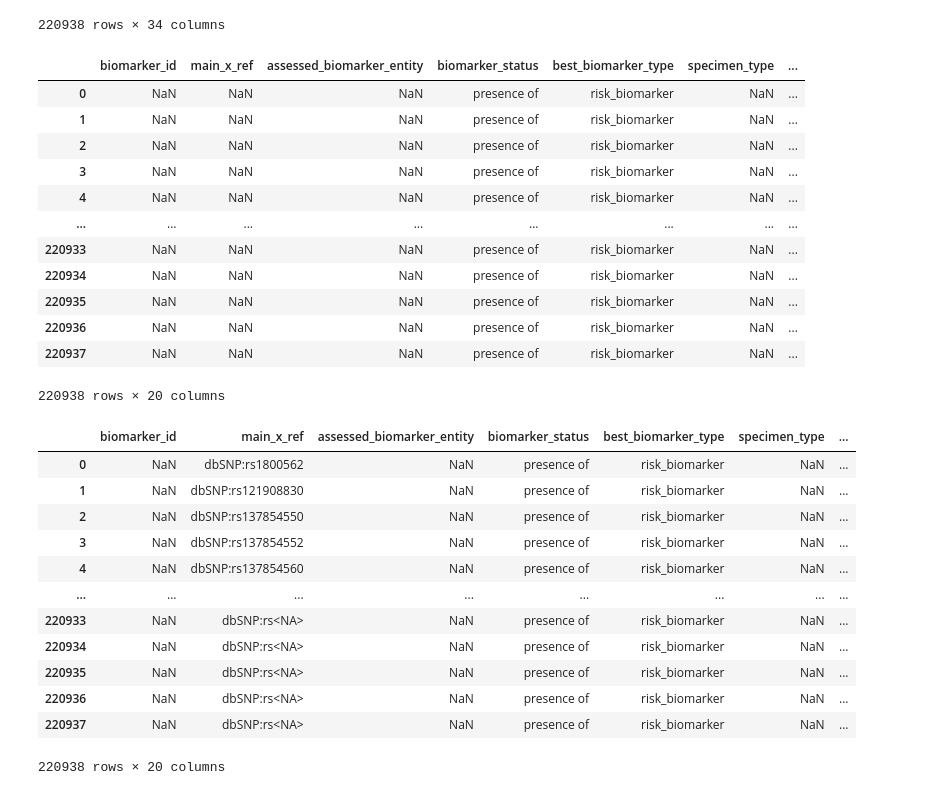
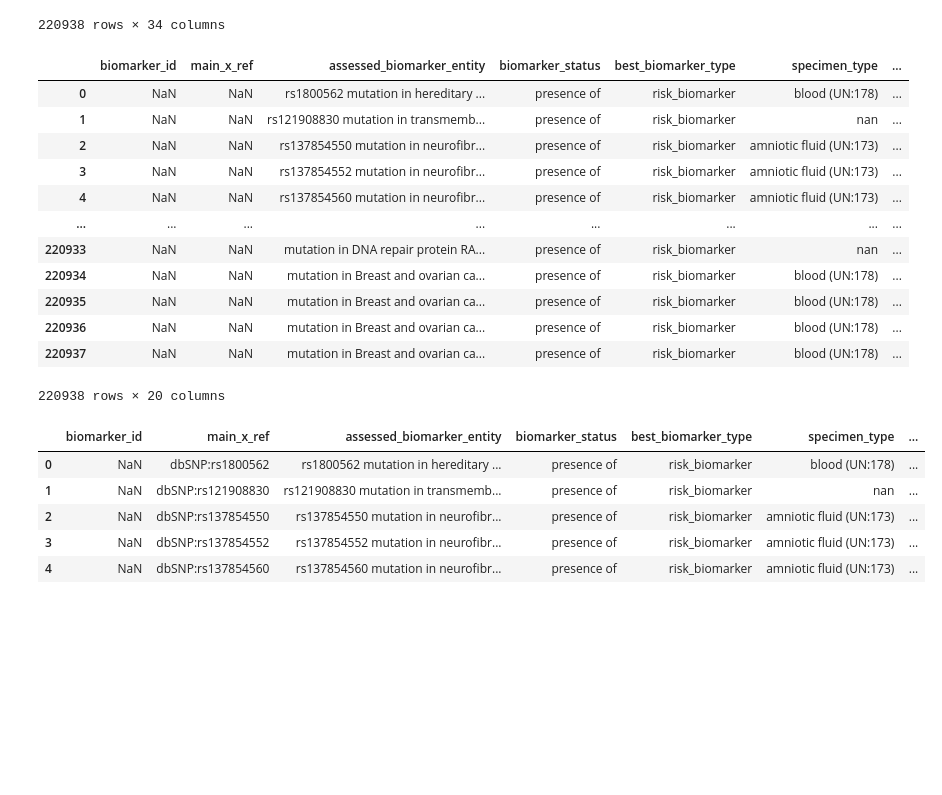
Before and after one commit to clinical-biomarkers/biomarker-partnership, a Jupyter notebook: src/clinvar.ipynb, the cells around one changed output. Drawn from its saved outputs; the diff is of its cells as text; code cells hidden in the pictures; blank space fills up the shorter version.

Commit message:
updated based on updated helper class

```diff
--- a/src/clinvar.ipynb
+++ b/src/clinvar.ipynb
@@ -90,8 +90,6 @@ variant_df
 helper.populate_col(source = variant_df['RS# (dbSNP)'], target_col = 'rs_id', dtype = 'Int64')
 # mutation column
 helper.populate_col(source = variant_df['Name'], target_col = 'mutation')
-# name column
-helper.populate_col(source = variant_df['VariationID'], target_col = 'name')
 # gene column
 helper.populate_col(source = variant_df['GeneSymbol'], target_col = 'gene')
 # disease column
@@ -99,48 +97,35 @@ helper.populate_col(source = variant_df['disease'], target_col = 'disease')
 # variation column
 helper.populate_col(source = variant_df['VariationID'], target_col = 'variation')
 # biomarker status column
-bio_status_series = pd.Series('presence of', index = helper.biomarker_df.index)
-helper.populate_col(source = bio_status_series, target_col = 'biomarker_status')
+helper.set_biomarker_status(val = 'presence of')
 # best biomarker type column
-biomarker_type_series = pd.Series('risk_biomarker', index = helper.biomarker_df.index)
-helper.populate_col(source = biomarker_type_series, target_col = 'best_biomarker_type')
+helper.set_best_biomarker_type(val = 'risk_biomarker')
 # assessed entity type column
-assessed_entity_series = pd.Series('gene', index = helper.biomarker_df.index)
-helper.populate_col(source = assessed_entity_series, target_col = 'assessed_entity_type')
+helper.set_assessed_entity_type(val = 'gene')
 
 helper.biomarker_df
 # %% [output]
 |  | biomarker_id | main_x_ref | assessed_biomarker_entity | biomarker_status | best_biomarker_type | specimen_type | ... |
-| 0 | NaN | NaN | NaN | presence of | risk_biomarker | NaN | ... |
-| 1 | NaN | NaN | NaN | presence of | risk_biomarker | NaN | ... |
-| 2 | NaN | NaN | NaN | presence of | risk_biomarker | NaN | ... |
-| 3 | NaN | NaN | NaN | presence of | risk_biomarker | NaN | ... |
-| 4 | NaN | NaN | NaN | presence of | risk_biomarker | NaN | ... |
+| 0 | NaN | NaN | rs1800562 mutation in hereditary ... | presence of | risk_biomarker | blood (UN:178) | ... |
+| 1 | NaN | NaN | rs121908830 mutation in transmemb... | presence of | risk_biomarker | nan | ... |
+| 2 | NaN | NaN | rs137854550 mutation in neurofibr... | presence of | risk_biomarker | amniotic fluid (UN:173) | ... |
+| 3 | NaN | NaN | rs137854552 mutation in neurofibr... | presence of | risk_biomarker | amniotic fluid (UN:173) | ... |
+| 4 | NaN | NaN | rs137854560 mutation in neurofibr... | presence of | risk_biomarker | amniotic fluid (UN:173) | ... |
 | ... | ... | ... | ... | ... | ... | ... | ... |
-| 220933 | NaN | NaN | NaN | presence of | risk_biomarker | NaN | ... |
-| 220934 | NaN | NaN | NaN | presence of | risk_biomarker | NaN | ... |
-| 220935 | NaN | NaN | NaN | presence of | risk_biomarker | NaN | ... |
-| 220936 | NaN | NaN | NaN | presence of | risk_biomarker | NaN | ... |
-| 220937 | NaN | NaN | NaN | presence of | risk_biomarker | NaN | ... |
+| 220933 | NaN | NaN | mutation in DNA repair protein RA... | presence of | risk_biomarker | nan | ... |
+| 220934 | NaN | NaN | mutation in Breast and ovarian ca... | presence of | risk_biomarker | blood (UN:178) | ... |
+| 220935 | NaN | NaN | mutation in Breast and ovarian ca... | presence of | risk_biomarker | blood (UN:178) | ... |
+| 220936 | NaN | NaN | mutation in Breast and ovarian ca... | presence of | risk_biomarker | blood (UN:178) | ... |
+| 220937 | NaN | NaN | mutation in Breast and ovarian ca... | presence of | risk_biomarker | blood (UN:178) | ... |
 220938 rows × 20 columns
 # %%
 # format the main_x_ref based off of the rs_id column
-rsid_nan_mask = helper.biomarker_df['rs_id'].isna()
-x_ref_series = 'dbSNP:rs' + helper.biomarker_df['rs_id'].astype('str')
-x_ref_series[rsid_nan_mask] = 'dbSNP:rs<NA>'
-helper.populate_col(source = x_ref_series, target_col = 'main_x_ref')
-helper.biomarker_df
+helper.map_x_ref()
+helper.biomarker_df.head()
 # %% [output]
 |  | biomarker_id | main_x_ref | assessed_biomarker_entity | biomarker_status | best_biomarker_type | specimen_type | ... |
-| 0 | NaN | dbSNP:rs1800562 | NaN | presence of | risk_biomarker | NaN | ... |
-| 1 | NaN | dbSNP:rs121908830 | NaN | presence of | risk_biomarker | NaN | ... |
-| 2 | NaN | dbSNP:rs137854550 | NaN | presence of | risk_biomarker | NaN | ... |
-| 3 | NaN | dbSNP:rs137854552 | NaN | presence of | risk_biomarker | NaN | ... |
-| 4 | NaN | dbSNP:rs137854560 | NaN | presence of | risk_biomarker | NaN | ... |
-| ... | ... | ... | ... | ... | ... | ... | ... |
-| 220933 | NaN | dbSNP:rs<NA> | NaN | presence of | risk_biomarker | NaN | ... |
-| 220934 | NaN | dbSNP:rs<NA> | NaN | presence of | risk_biomarker | NaN | ... |
-| 220935 | NaN | dbSNP:rs<NA> | NaN | presence of | risk_biomarker | NaN | ... |
-| 220936 | NaN | dbSNP:rs<NA> | NaN | presence of | risk_biomarker | NaN | ... |
-| 220937 | NaN | dbSNP:rs<NA> | NaN | presence of | risk_biomarker | NaN | ... |
+| 0 | NaN | dbSNP:rs1800562 | rs1800562 mutation in hereditary ... | presence of | risk_biomarker | blood (UN:178) | ... |
+| 1 | NaN | dbSNP:rs121908830 | rs121908830 mutation in transmemb... | presence of | risk_biomarker | nan | ... |
+| 2 | NaN | dbSNP:rs137854550 | rs137854550 mutation in neurofibr... | presence of | risk_biomarker | amniotic fluid (UN:173) | ... |
+| 3 | NaN | dbSNP:rs137854552 | rs137854552 mutation in neurofibr... | presence of | risk_biomarker | amniotic fluid (UN:173) | ... |
+| 4 | NaN | dbSNP:rs137854560 | rs137854560 mutation in neurofibr... | presence of | risk_biomarker | amniotic fluid (UN:173) | ... |
-220938 rows × 20 columns
```
Also changed, not shown: parts of 2 cells of this notebook.
